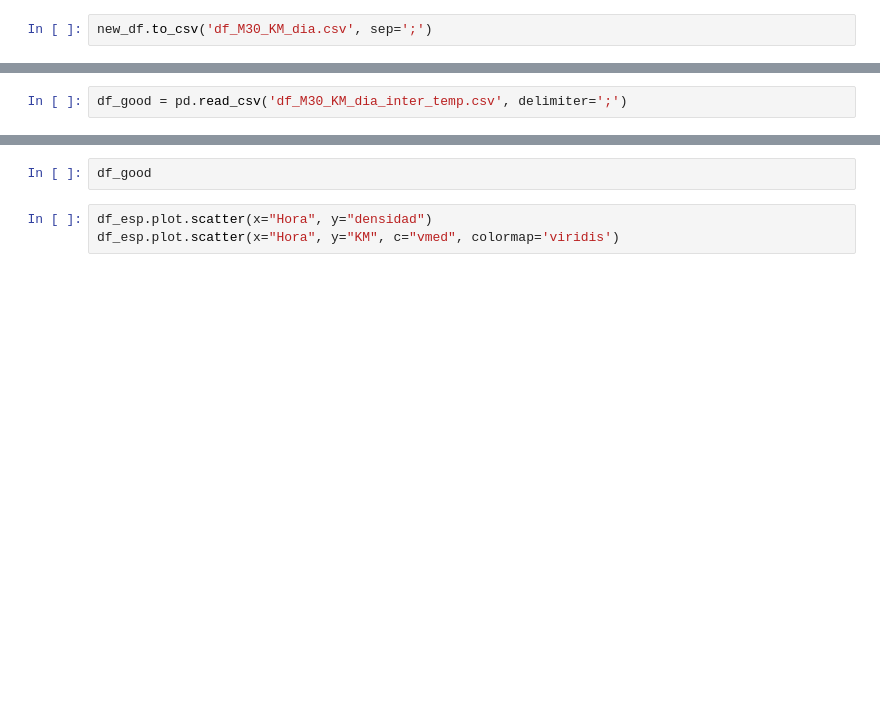
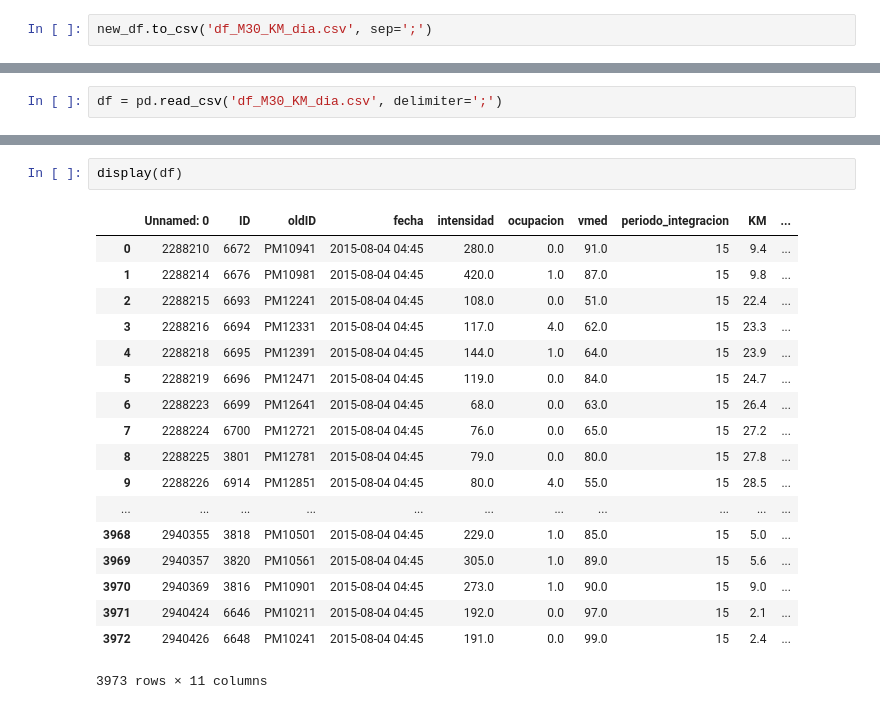
Before and after one commit to PabloMorenoVera/ITS, a Jupyter notebook: m_30_database.ipynb, the cells around one changed output, grey strips where cells are left out. Cells and saved outputs as stored; diff of their text form; blank space fills up the shorter version.

```diff
--- a/m_30_database.ipynb
+++ b/m_30_database.ipynb
@@ -247,2 +36,2 @@ df_good.to_csv('df_M30_KM_dia_inter_temp.csv', sep=';')
 # %%
-df_good = pd.read_csv('df_M30_KM_dia_inter_temp.csv', delimiter=';')
+df = pd.read_csv('df_M30_KM_dia.csv', delimiter=';')
@@ -303,5 +38,21 @@ for time in np.sort(df_good.Hora.value_counts().keys()):
-# %%
-df_good
-# %%
-df_esp.plot.scatter(x="Hora", y="densidad")
-df_esp.plot.scatter(x="Hora", y="KM", c="vmed", colormap='viridis')
+# %%
+display(df)
+# %% [output]
+|  | Unnamed: 0 | ID | oldID | fecha | intensidad | ocupacion | vmed | periodo_integracion | KM | ... |
+| 0 | 2288210 | 6672 | PM10941 | 2015-08-04 04:45 | 280.0 | 0.0 | 91.0 | 15 | 9.4 | ... |
+| 1 | 2288214 | 6676 | PM10981 | 2015-08-04 04:45 | 420.0 | 1.0 | 87.0 | 15 | 9.8 | ... |
+| 2 | 2288215 | 6693 | PM12241 | 2015-08-04 04:45 | 108.0 | 0.0 | 51.0 | 15 | 22.4 | ... |
+| 3 | 2288216 | 6694 | PM12331 | 2015-08-04 04:45 | 117.0 | 4.0 | 62.0 | 15 | 23.3 | ... |
+| 4 | 2288218 | 6695 | PM12391 | 2015-08-04 04:45 | 144.0 | 1.0 | 64.0 | 15 | 23.9 | ... |
+| 5 | 2288219 | 6696 | PM12471 | 2015-08-04 04:45 | 119.0 | 0.0 | 84.0 | 15 | 24.7 | ... |
+| 6 | 2288223 | 6699 | PM12641 | 2015-08-04 04:45 | 68.0 | 0.0 | 63.0 | 15 | 26.4 | ... |
+| 7 | 2288224 | 6700 | PM12721 | 2015-08-04 04:45 | 76.0 | 0.0 | 65.0 | 15 | 27.2 | ... |
+| 8 | 2288225 | 3801 | PM12781 | 2015-08-04 04:45 | 79.0 | 0.0 | 80.0 | 15 | 27.8 | ... |
+| 9 | 2288226 | 6914 | PM12851 | 2015-08-04 04:45 | 80.0 | 4.0 | 55.0 | 15 | 28.5 | ... |
+| ... | ... | ... | ... | ... | ... | ... | ... | ... | ... | ... |
+| 3968 | 2940355 | 3818 | PM10501 | 2015-08-04 04:45 | 229.0 | 1.0 | 85.0 | 15 | 5.0 | ... |
+| 3969 | 2940357 | 3820 | PM10561 | 2015-08-04 04:45 | 305.0 | 1.0 | 89.0 | 15 | 5.6 | ... |
+| 3970 | 2940369 | 3816 | PM10901 | 2015-08-04 04:45 | 273.0 | 1.0 | 90.0 | 15 | 9.0 | ... |
+| 3971 | 2940424 | 6646 | PM10211 | 2015-08-04 04:45 | 192.0 | 0.0 | 97.0 | 15 | 2.1 | ... |
+| 3972 | 2940426 | 6648 | PM10241 | 2015-08-04 04:45 | 191.0 | 0.0 | 99.0 | 15 | 2.4 | ... |
+3973 rows × 11 columns
```
Also changed, not shown: parts of 22 cells of this notebook, 1 other file.
